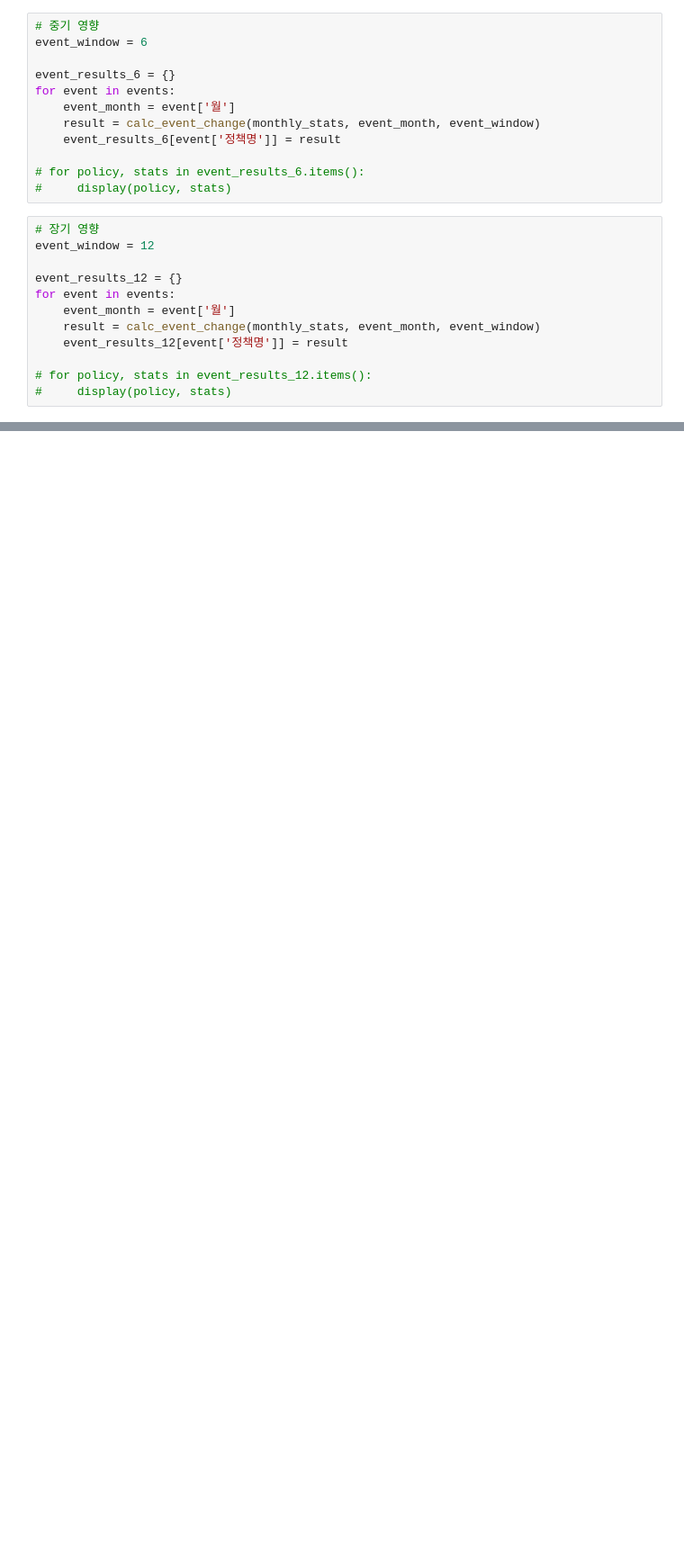
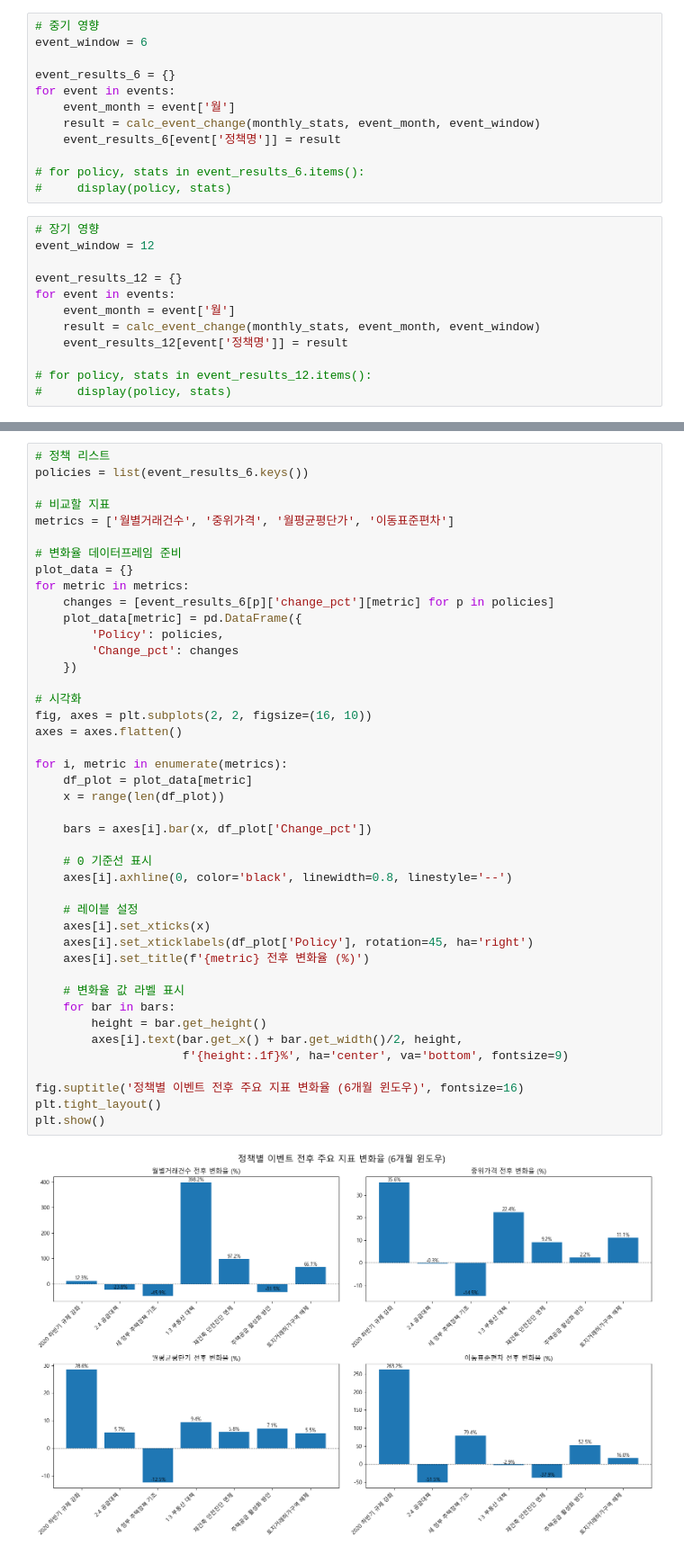
Before and after one commit to krystallinekim/pjt-DataAnalysis-Korean_Real_Estate, a Jupyter notebook: 04-2_event_story.ipynb, the cells around one changed output, grey strips where cells are left out. Shown: that part at 90% size. Saved outputs shown, nothing was run; the diff lists cells and outputs as text; blank space fills up the shorter version.

```diff
--- a/04-2_event_story.ipynb
+++ b/04-2_event_story.ipynb
@@ -239,0 +248,45 @@ plt.show()
+# %%
+# 정책 리스트
+policies = list(event_results_6.keys())
+
+# 비교할 지표
+metrics = ['월별거래건수', '중위가격', '월평균평단가', '이동표준편차']
+
+# 변화율 데이터프레임 준비
+plot_data = {}
+for metric in metrics:
+    changes = [event_results_6[p]['change_pct'][metric] for p in policies]
+    plot_data[metric] = pd.DataFrame({
+        'Policy': policies,
+        'Change_pct': changes
+    })
+
+# 시각화
+fig, axes = plt.subplots(2, 2, figsize=(16, 10))
+axes = axes.flatten()
+
+for i, metric in enumerate(metrics):
+    df_plot = plot_data[metric]
+    x = range(len(df_plot))
+
+    bars = axes[i].bar(x, df_plot['Change_pct'])
+
+    # 0 기준선 표시
+    axes[i].axhline(0, color='black', linewidth=0.8, linestyle='--')
+
+    # 레이블 설정
+    axes[i].set_xticks(x)
+    axes[i].set_xticklabels(df_plot['Policy'], rotation=45, ha='right')
+    axes[i].set_title(f'{metric} 전후 변화율 (%)')
+
+    # 변화율 값 라벨 표시
+    for bar in bars:
+        height = bar.get_height()
+        axes[i].text(bar.get_x() + bar.get_width()/2, height,
+                     f'{height:.1f}%', ha='center', va='bottom', fontsize=9)
+
+fig.suptitle('정책별 이벤트 전후 주요 지표 변화율 (6개월 윈도우)', fontsize=16)
+plt.tight_layout()
+plt.show()
+# %% [output]
+[figure, added]
```
Also changed, not shown: parts of 7 cells of this notebook.
